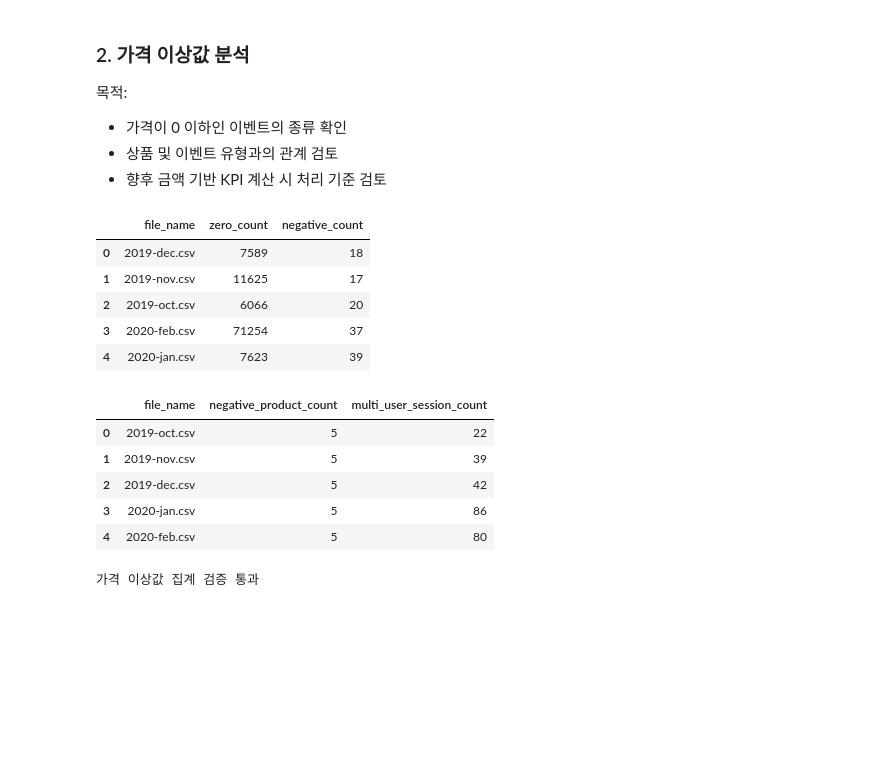
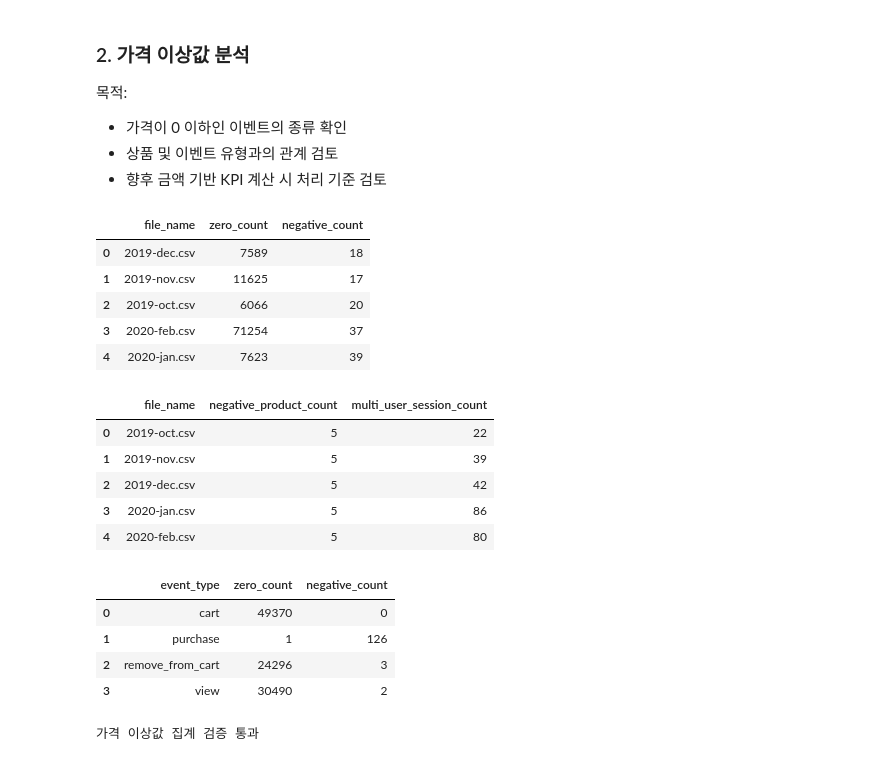
Before and after one commit to mingeon-t4r/04_beauty_commerce_analytics, a Jupyter notebook: notebooks/01_raw_data_exploration.ipynb, the cells around one changed output. Drawn from its saved outputs; the diff is of its cells as text; code cells hidden in the pictures; blank space fills up the shorter version.

```diff
--- a/notebooks/01_raw_data_exploration.ipynb
+++ b/notebooks/01_raw_data_exploration.ipynb
@@ -450,33 +447,54 @@ price_summary = (
         as_index=False
     )[
         [
             "zero_count",
             "negative_count"
         ]
     ]
     .sum()
 )
 
 display(
     price_summary
 )
 
 display(
     session_detail_df
 )
+
+price_event_summary = (
+    price_detail_df
+    .groupby(
+        "event_type",
+        as_index=False
+    )[
+        [
+            "zero_count",
+            "negative_count"
+        ]
+    ]
+    .sum()
+)
+
+display(price_event_summary)
 # %% [output]
 |  | file_name | zero_count | negative_count |
 | 0 | 2019-dec.csv | 7589 | 18 |
 | 1 | 2019-nov.csv | 11625 | 17 |
 | 2 | 2019-oct.csv | 6066 | 20 |
 | 3 | 2020-feb.csv | 71254 | 37 |
 | 4 | 2020-jan.csv | 7623 | 39 |
 |  | file_name | negative_product_count | multi_user_session_count |
 | 0 | 2019-oct.csv | 5 | 22 |
 | 1 | 2019-nov.csv | 5 | 39 |
 | 2 | 2019-dec.csv | 5 | 42 |
 | 3 | 2020-jan.csv | 5 | 86 |
 | 4 | 2020-feb.csv | 5 | 80 |
+|  | event_type | zero_count | negative_count |
+| 0 | cart | 49370 | 0 |
+| 1 | purchase | 1 | 126 |
+| 2 | remove_from_cart | 24296 | 3 |
+| 3 | view | 30490 | 2 |
 # %%
 assert (
     price_summary["zero_count"].sum()
```
Also changed, not shown: parts of 3 cells of this notebook, 2 other files.
